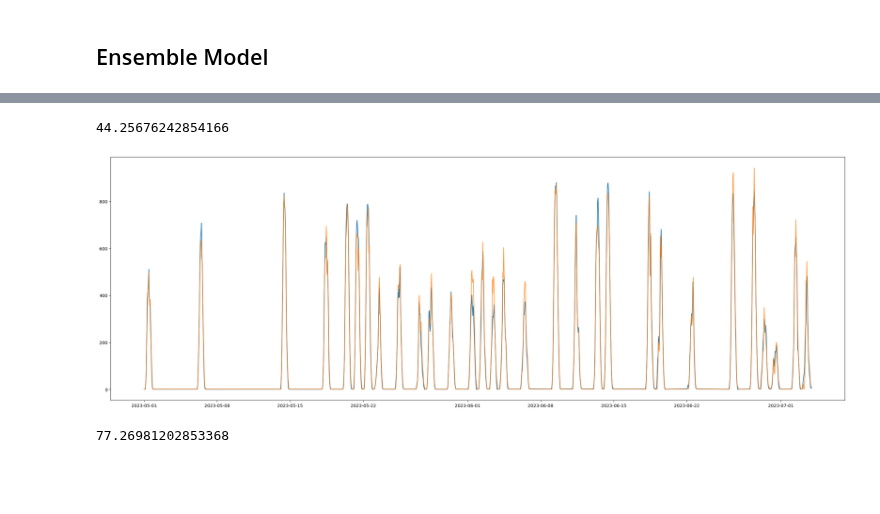
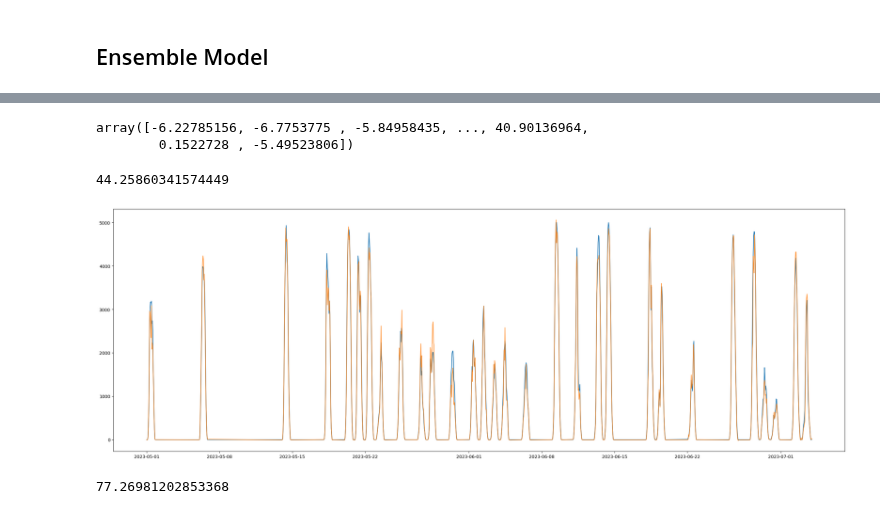
Before and after one commit to mathiasraa/tdt4173-forecasting, a Jupyter notebook: notebooks/modeling.ipynb, the cells around one changed output, grey strips where cells are left out. Saved outputs shown, nothing was run; the diff lists cells and outputs as text; code cells hidden in the pictures; blank space fills up the shorter version.

```diff
--- a/notebooks/modeling.ipynb
+++ b/notebooks/modeling.ipynb
@@ -224,7 +290,7 @@ for train_index, validation_index in kFold.split(train):
     )
 
     # Make predictions on the validation data
-    predictions = model.predict(pool_validation)
+    predictions = y_scaler.inverse_transform(model.predict(pool_validation).reshape(-1, 1))
 
     result["general_catboost_rmse"] = pd.concat(
         [result["general_catboost_rmse"], pd.DataFrame(predictions, index=validation_index)], axis=0
@@ -243,7 +309,7 @@ for train_index, validation_index in kFold.split(train):
         label=test[["pv_measurement"]],
     )
 
-    temp_test_result.append(model.predict(pool_test))
+    temp_test_result.append(y_scaler.inverse_transform(model.predict(pool_test).reshape(-1, 1)))
 
 
 test_result["general_catboost_rmse"] = pd.DataFrame(np.mean(temp_test_result, axis=0), index=test.index)
@@ -307,7 +386,7 @@ params = {
     "min_split_gain": 0,
     "min_child_samples": 39,
     "learning_rate": 6e-2,
-    "force_row_wise": True
+    "force_row_wise": True,
 }
 num_boost_round = 1000  # Adjust if needed
 
@@ -347,19 +426,22 @@ for train_index, validation_index in kFold.split(train):
     )
 
     # Make predictions on the validation data
-    predictions = model.predict(
-        fold_validation.drop("pv_measurement", axis=1)
+    predictions = y_scaler.inverse_transform(model.predict(fold_validation.drop("pv_measurement", axis=1)).reshape(-1, 1))
+
+    result["general_lightgbm"] = pd.concat(
+        [result["general_lightgbm"], pd.DataFrame(predictions, index=validation_index)],
+        axis=0,
     )
 
-    result["general_lightgbm"] = pd.concat(
-        [result["general_lightgbm"], pd.DataFrame(predictions, index=validation_index)], axis=0
+    temp_test_result.append(
+        y_scaler.inverse_transform(
+            model.predict(test.drop("pv_measurement", axis=1)).reshape(-1, 1)
+        )
     )
 
-    temp_test_result.append(model.predict(
-        test.drop("pv_measurement", axis=1)
-    ))
-
-test_result["general_lightgbm"] = pd.DataFrame(np.mean(temp_test_result, axis=0), index=test.index)
+test_result["general_lightgbm"] = pd.DataFrame(
+    np.mean(temp_test_result, axis=0), index=test.index
+)
 result["general_lightgbm"] = result["general_lightgbm"].sort_index()
 # %% [output]
 Train Index: [    0     1     2 ... 83042 83043 83044], Validation Index: [    6     8    15 ... 83027 83035 83038]
@@ -665,3 +741,16 @@ ensamble_predictions = meta_model.predict(pred_data)
+# %%
+reg1 = GradientBoostingRegressor(random_state=1)
+reg2 = RandomForestRegressor(random_state=1)
+reg3 = LinearRegression()
+ereg = VotingRegressor(estimators=[('gb', reg1), ('rf', reg2), ('lr', reg3)])
+ereg = ereg.fit(ensamble_data.iloc[ensamble_indices], y[ensamble_indices])
+# %%
+ensamble_predictions = ereg.predict(pred_data)
+# %%
+ensamble_predictions
+# %% [output]
+array([-6.22785156, -6.7753775 , -5.84958435, ..., 40.90136964,
+        0.1522728 , -5.49523806])
 # %%
 best_submission = pd.read_csv("../data/results/2023-10-23 20:20:14.497423-submission.csv").drop("id", axis=1)
 best_submission["location"] = data[data["data_type"] == "test"]["location"].sort_values().values
@@ -672,15 +763,15 @@ ensamble_predictions_df = ensamble_predictions_df.sort_values(["location", "date
 # %%
-location = "C"
+location = "A"
 
 plt.figure(figsize=(30, 10))
 plt.plot(ensamble_predictions_df[ensamble_predictions_df.location == location]["date_forecast"], best_submission[best_submission.location == location]["prediction"].values)
 plt.plot(ensamble_predictions_df[ensamble_predictions_df.location == location]["date_forecast"], ensamble_predictions_df[ensamble_predictions_df.location == location]["prediction"].values, alpha=0.8)
 
 
 mean_absolute_error(best_submission["prediction"], ensamble_predictions_df["prediction"])
 # %% [output]
-44.25676242854166
+44.25860341574449
-[figure, old version]
+[figure, new version]
 # %%
 ensamble_predictions_df.reset_index().rename(columns={"index": "id"})[
     ["id", "prediction"]
```
Also changed, not shown: parts of 17 cells of this notebook.
